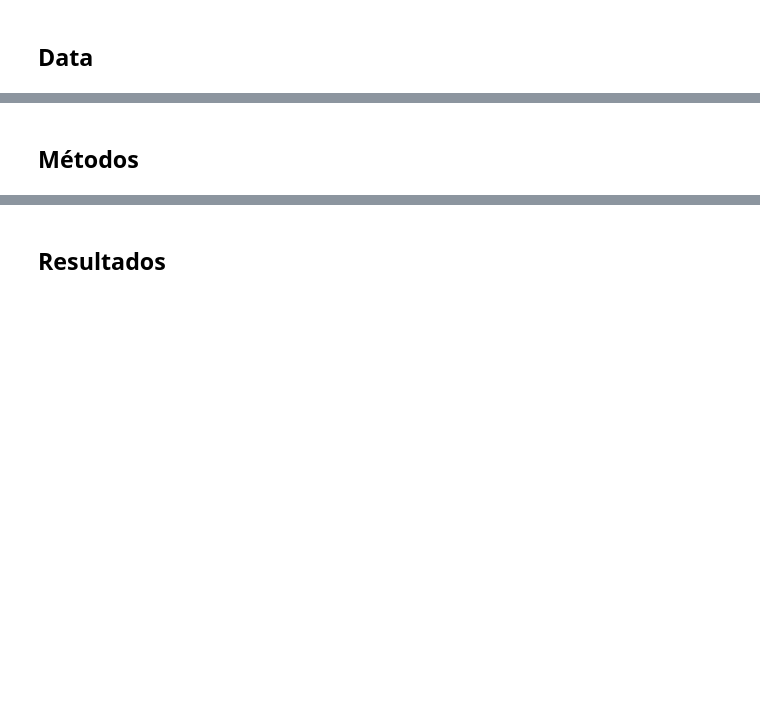
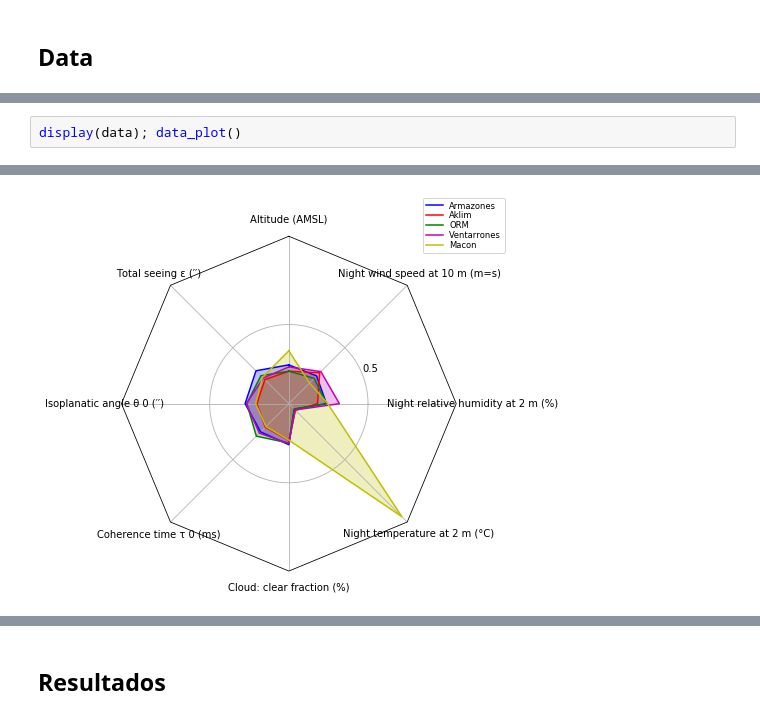
Before and after one commit to toros-astro/epio2017_EELT_MCDM, a Jupyter notebook: slides/slides.ipynb, the cells around one changed output, grey strips where cells are left out. Drawn from its saved outputs; the diff is of its cells as text; blank space fills up the shorter version.

```diff
--- a/slides/slides.ipynb
+++ b/slides/slides.ipynb
@@ -140,2 +178,3 @@ data
-# %% [markdown]
-## Métodos
+# %%
+display(data); data_plot()
+# %% [output]
@@ -141,0 +187 @@ data
+[figure, added]
```
Also changed, not shown: parts of 8 cells of this notebook, 1 other file.
